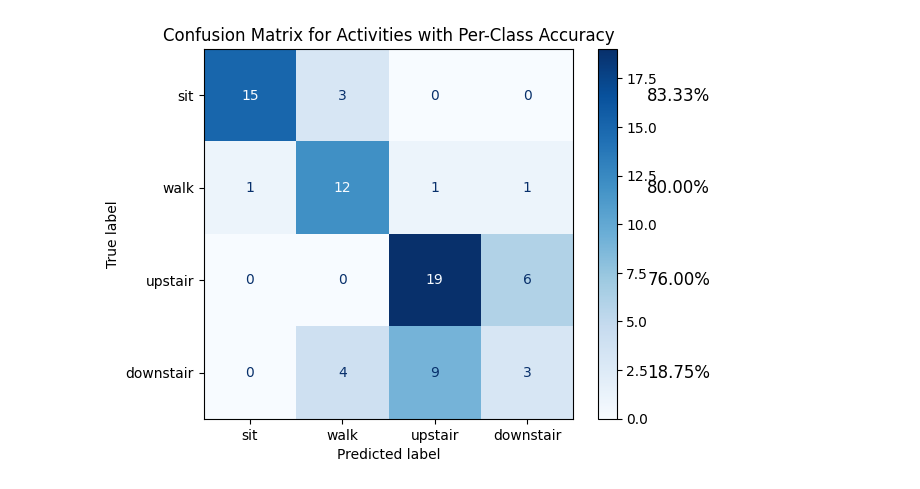
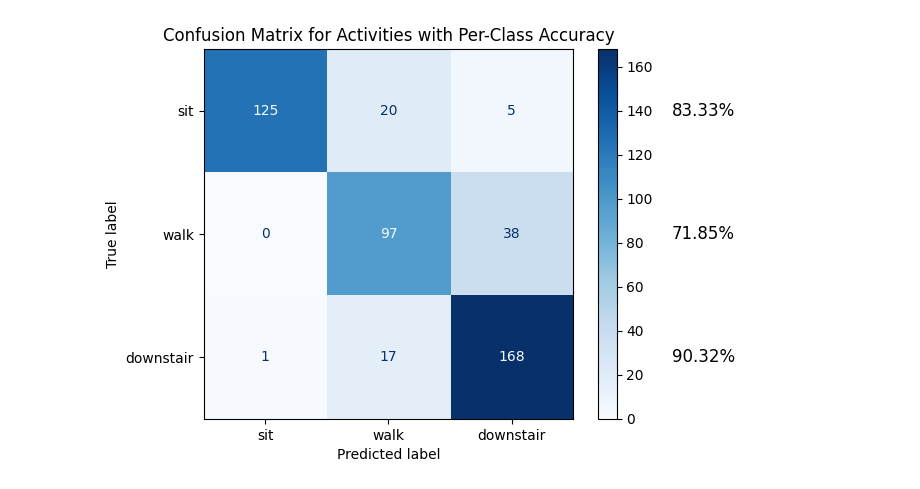
Before and after one commit to yuanhengm17/mgh-research-classification, a Jupyter notebook: CNN.ipynb, the cells around one changed output. Drawn from its saved outputs; the diff is of its cells as text; code cells hidden in the pictures.

Commit message:
decrease chunk size

```diff
--- a/CNN.ipynb
+++ b/CNN.ipynb
@@ -23,6 +27,6 @@ NUM_CLASSES = 4
 # %%
 # Data Structures
-def fetch_data(collection_name, activities, include_only, time_start=1500, time_end=7500):
+def fetch_data(collection_name, activities, include_only, time_start=500, time_end=8000):
     """Fetch and preprocess data from Firestore."""
     data, docs = [], []
     for person in db.collection(collection_name).stream():
@@ -91,16 +97,25 @@ def load_model(model, optimizer, filename="model.pth"):
     optimizer.load_state_dict(checkpoint['optimizer_state_dict'])
     print(f"Model loaded from {filename}")
 # %%
+# Convert the data to NumPy arrays
+training_data = np.array(training_data)
+testing_data = np.array(testing_data)
+
+# Normalize the data
+scaler = StandardScaler()
+X_train = scaler.fit_transform(training_data.reshape(-1, training_data.shape[-1])).reshape(training_data.shape)
+X_test = scaler.transform(testing_data.reshape(-1, testing_data.shape[-1])).reshape(testing_data.shape)
+
 # Convert to torch tensors
-X_train = torch.tensor(training_data, dtype=torch.float32)  # Shape: (num_samples, 3, chunk_size*100)
+X_train = torch.tensor(X_train, dtype=torch.float32)  # Shape: (num_samples, 3, chunk_size*100)
 y_train = torch.tensor(training_labels, dtype=torch.long)
-X_test = torch.tensor(testing_data, dtype=torch.float32)
+X_test = torch.tensor(X_test, dtype=torch.float32)
 y_test = torch.tensor(testing_labels, dtype=torch.long)
 
 # Create TensorDataset and DataLoader for batching
 train_data = TensorDataset(X_train, y_train)
 test_data = TensorDataset(X_test, y_test)
 
-train_loader = DataLoader(train_data, batch_size=32, shuffle=True)
-test_loader = DataLoader(test_data, batch_size=32, shuffle=False)
+train_loader = DataLoader(train_data, batch_size=64, shuffle=True, pin_memory=True)
+test_loader = DataLoader(test_data, batch_size=64, shuffle=False, pin_memory=True)
 # %%
@@ -185,10 +181,9 @@ class CNN_LSTM_Model(nn.Module):
         return x
 # %%
 # Initialize model, optimizer with weight decay, and loss function
-model = ImprovedCNNModel(num_classes=NUM_CLASSES, input_channels=3, seq_length=CHUNK_SIZE * 100)
+model = OptimizedCNNModel(num_classes=NUM_CLASSES, input_channels=3, seq_length=int(CHUNK_SIZE * 100))
 optimizer = Adam(model.parameters(), lr=0.001, weight_decay=1e-4)  # Weight decay helps reduce overfitting
-criterion = torch.nn.CrossEntropyLoss(label_smoothing=0.1)  # Adds some uncertainty to labels
-# Load the model if you want to resume training or use it for inference
-load_model(model, optimizer, "model.pth")
+criterion = nn.CrossEntropyLoss()
+
 # Learning rate scheduler
 scheduler = torch.optim.lr_scheduler.ReduceLROnPlateau(optimizer, mode='min', factor=0.5, patience=5, min_lr=1e-5)
@@ -197,6 +190,6 @@ Model loaded from model.pth
 # %%
 # Training loop with validation
-epochs = 30
+epochs = 50
 losses = []
 for epoch in range(epochs):
     model.train()
@@ -207,7 +200,9 @@ for epoch in range(epochs):
         loss = criterion(outputs, batch_y)
         loss.backward()
         optimizer.step()
+
         total_loss += loss.item()
+
     avg_loss = total_loss / len(train_loader)
     losses.append(avg_loss)
     scheduler.step(avg_loss)
@@ -248,7 +243,7 @@ from sklearn.metrics import confusion_matrix, ConfusionMatrixDisplay
 import matplotlib.pyplot as plt
 
 # Activities for the Confusion matrix
-ACTIVITIES = ['sit', 'walk','upstair','downstair']
+ACTIVITIES = ['sit', 'walk','downstair']
 
 # Model evaluation (confusion matrix)
 model.eval()
@@ -257,35 +252,35 @@ all_labels = []
 
 # Loop through the test loader to collect predictions and true labels
 with torch.no_grad():
     for batch_X, batch_y in test_loader:
         outputs = model(batch_X)
         _, predicted = torch.max(outputs, 1)
         all_predictions.extend(predicted.cpu().numpy())
         all_labels.extend(batch_y.cpu().numpy())
 
 # Compute the confusion matrix, explicitly specifying the labels
-conf_matrix = confusion_matrix(all_labels, all_predictions, labels=[0, 1, 2, 3])
+conf_matrix = confusion_matrix(all_labels, all_predictions, labels=[0, 1, 2])
 
 # Assuming conf_matrix and ACTIVITIES are already defined
 class_accuracies = np.diag(conf_matrix) / np.sum(conf_matrix, axis=1)  # Compute per-class accuracy
 
 # Display the confusion matrix
 disp = ConfusionMatrixDisplay(conf_matrix, display_labels=ACTIVITIES)
 fig, ax = plt.subplots()
 disp.plot(cmap=plt.cm.Blues, ax=ax)
 
 # Add per-class accuracy text
 for i, activity in enumerate(ACTIVITIES):
     acc_text = f"{class_accuracies[i] * 100:.2f}%"
     ax.text(
         len(ACTIVITIES) + 0.3, i, acc_text,
         fontsize=12, verticalalignment='center', color='black'
     )
 
 plt.title("Confusion Matrix for Activities with Per-Class Accuracy")
 plt.show()
 # %% [output]
-[figure, old version]
+[figure, new version]
 # %%
 import torch.nn.functional as F
 
```
Also changed, not shown: parts of 7 cells of this notebook, 5 other files.
